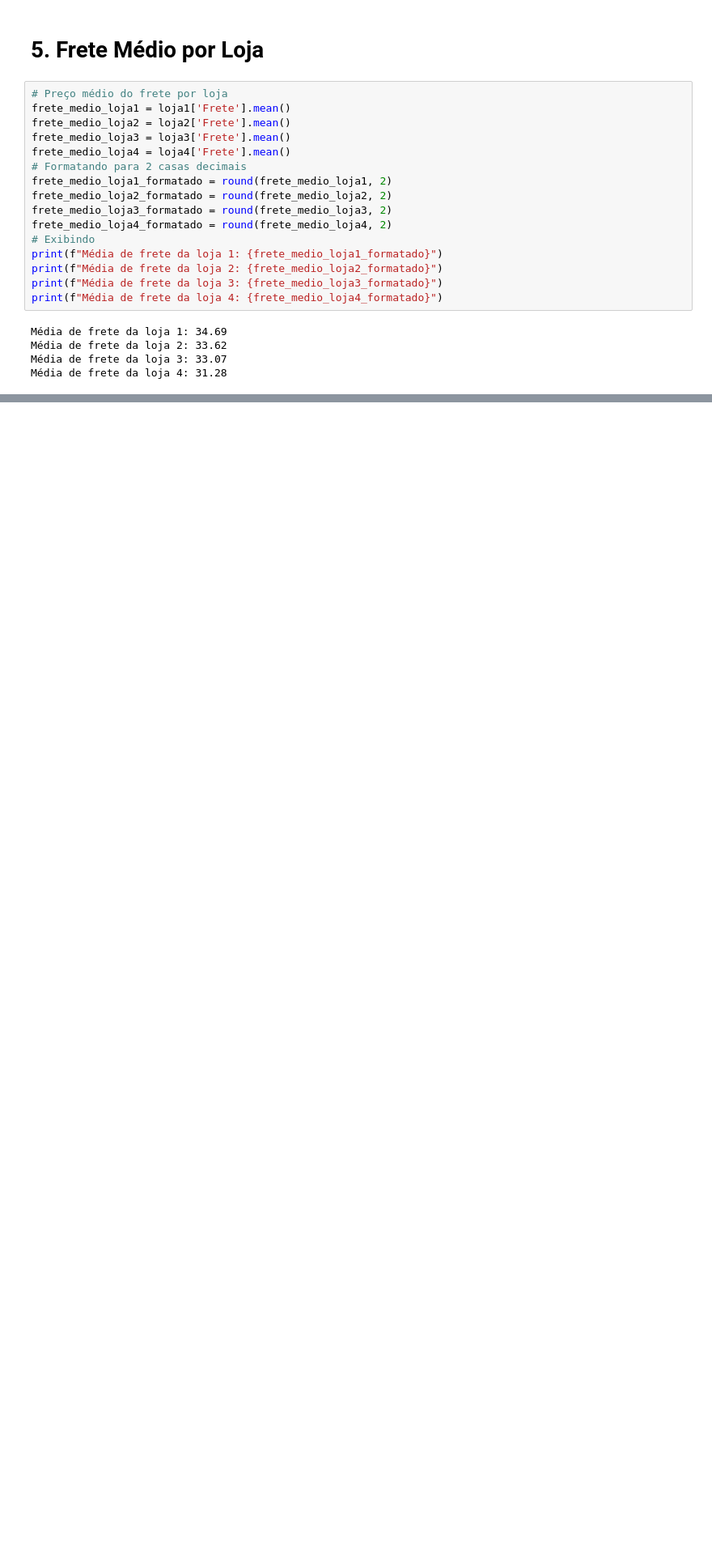
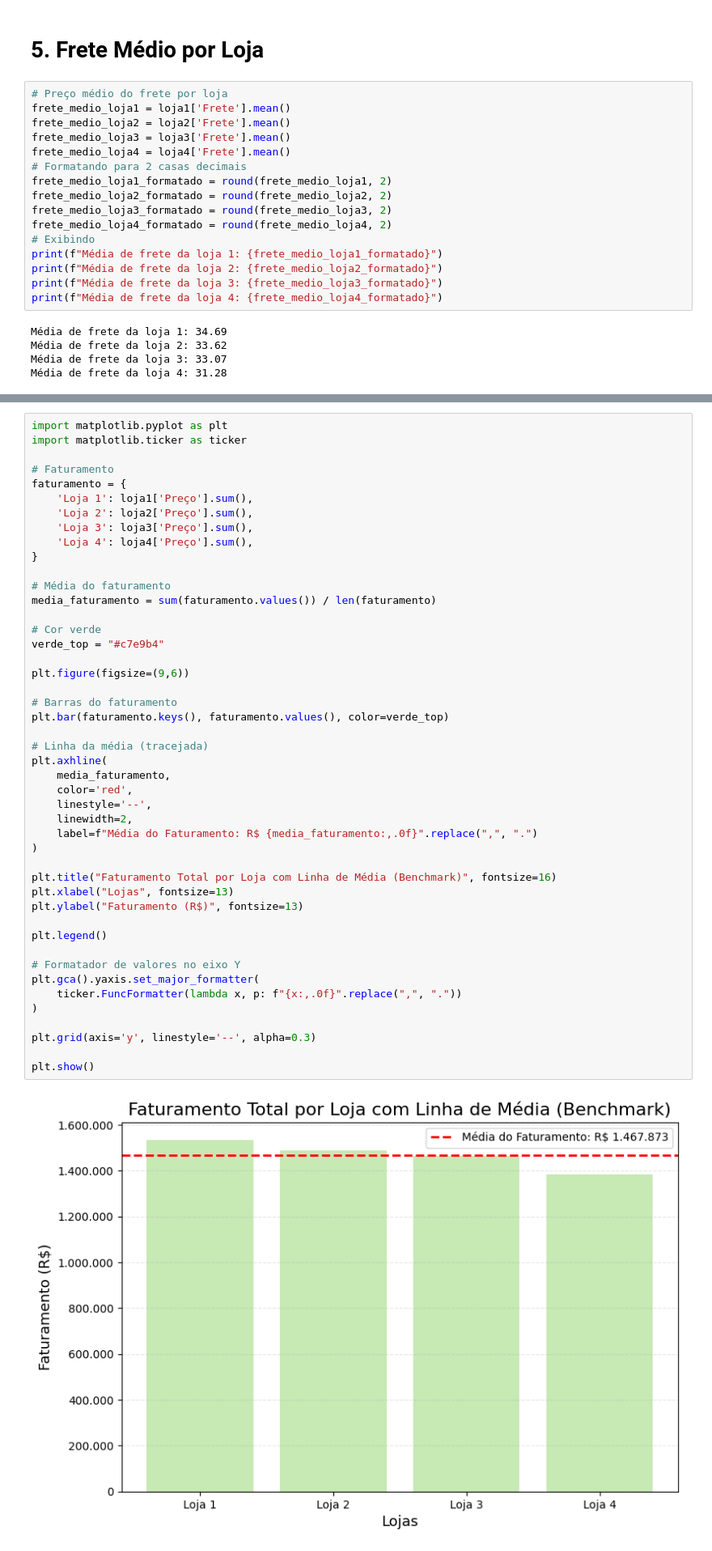
Before and after one commit to Samuel442/challenge-lojas-alura, a Jupyter notebook: challenge_lojas.ipynb, the cells around one changed output, grey strips where cells are left out. Shown: that part at 81% size. Drawn from its saved outputs; the diff is of its cells as text; blank space fills up the shorter version.

```diff
--- a/challenge_lojas.ipynb
+++ b/challenge_lojas.ipynb
@@ -348,0 +354,48 @@ Média de frete da loja 4: 31.28
+# %%
+import matplotlib.pyplot as plt
+import matplotlib.ticker as ticker
+
+# Faturamento
+faturamento = {
+    'Loja 1': loja1['Preço'].sum(),
+    'Loja 2': loja2['Preço'].sum(),
+    'Loja 3': loja3['Preço'].sum(),
+    'Loja 4': loja4['Preço'].sum(),
+}
+
+# Média do faturamento
+media_faturamento = sum(faturamento.values()) / len(faturamento)
+
+# Cor verde
+verde_top = "#c7e9b4"
+
+plt.figure(figsize=(9,6))
+
+# Barras do faturamento
+plt.bar(faturamento.keys(), faturamento.values(), color=verde_top)
+
+# Linha da média (tracejada)
+plt.axhline(
+    media_faturamento,
+    color='red',
+    linestyle='--',
+    linewidth=2,
+    label=f"Média do Faturamento: R$ {media_faturamento:,.0f}".replace(",", ".")
+)
+
+plt.title("Faturamento Total por Loja com Linha de Média (Benchmark)", fontsize=16)
+plt.xlabel("Lojas", fontsize=13)
+plt.ylabel("Faturamento (R$)", fontsize=13)
+
+plt.legend()
+
+# Formatador de valores no eixo Y
+plt.gca().yaxis.set_major_formatter(
+    ticker.FuncFormatter(lambda x, p: f"{x:,.0f}".replace(",", "."))
+)
+
+plt.grid(axis='y', linestyle='--', alpha=0.3)
+
+plt.show()
+# %% [output]
+[figure, added]
```
Also changed, not shown: parts of 9 cells of this notebook.
